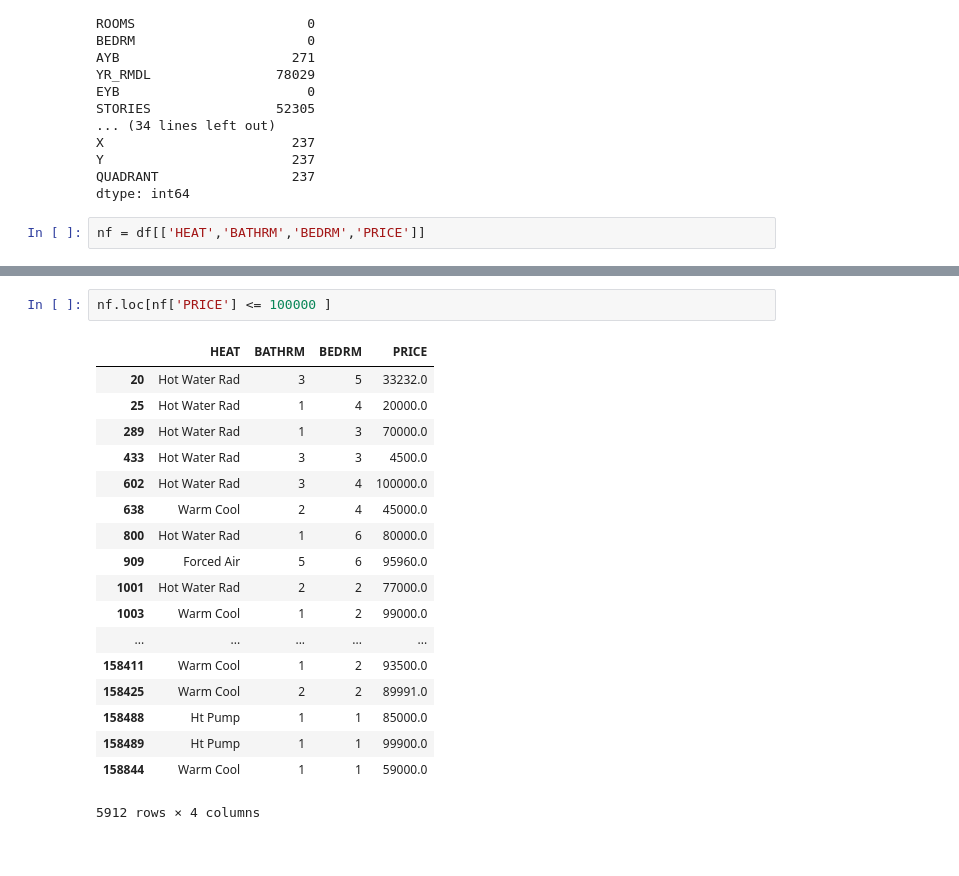
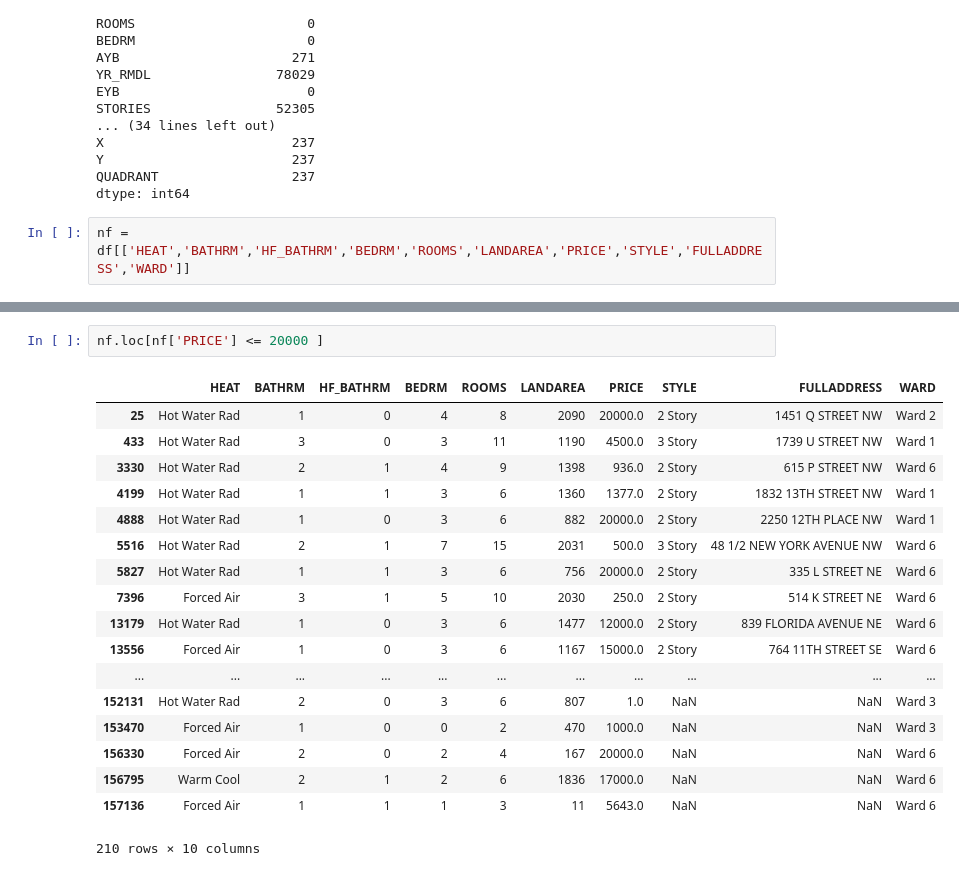
Before and after one commit to vietmyke/DataCamp, a Jupyter notebook: Project1.ipynb, the cells around one changed output, grey strips where cells are left out. Saved outputs shown, nothing was run; the diff lists cells and outputs as text.

```diff
--- a/Project1.ipynb
+++ b/Project1.ipynb
@@ -125,5 +130,5 @@ Y                        237
 QUADRANT                 237
 dtype: int64
 # %%
-nf = df[['HEAT','BATHRM','BEDRM','PRICE']]
+nf = df[['HEAT','BATHRM','HF_BATHRM','BEDRM','ROOMS','LANDAREA','PRICE','STYLE','FULLADDRESS','WARD']]
 # %%
@@ -150,21 +155,21 @@ nf.loc[nf['PRICE'] <= 100000 ]
 # %%
-nf.loc[nf['PRICE'] <= 100000 ]
+nf.loc[nf['PRICE'] <= 20000 ]
 # %% [output]
-|  | HEAT | BATHRM | BEDRM | PRICE |
-| 20 | Hot Water Rad | 3 | 5 | 33232.0 |
-| 25 | Hot Water Rad | 1 | 4 | 20000.0 |
-| 289 | Hot Water Rad | 1 | 3 | 70000.0 |
-| 433 | Hot Water Rad | 3 | 3 | 4500.0 |
-| 602 | Hot Water Rad | 3 | 4 | 100000.0 |
-| 638 | Warm Cool | 2 | 4 | 45000.0 |
-| 800 | Hot Water Rad | 1 | 6 | 80000.0 |
-| 909 | Forced Air | 5 | 6 | 95960.0 |
-| 1001 | Hot Water Rad | 2 | 2 | 77000.0 |
-| 1003 | Warm Cool | 1 | 2 | 99000.0 |
-| ... | ... | ... | ... | ... |
-| 158411 | Warm Cool | 1 | 2 | 93500.0 |
-| 158425 | Warm Cool | 2 | 2 | 89991.0 |
-| 158488 | Ht Pump | 1 | 1 | 85000.0 |
-| 158489 | Ht Pump | 1 | 1 | 99900.0 |
-| 158844 | Warm Cool | 1 | 1 | 59000.0 |
+|  | HEAT | BATHRM | HF_BATHRM | BEDRM | ROOMS | LANDAREA | PRICE | STYLE | FULLADDRESS | WARD |
+| 25 | Hot Water Rad | 1 | 0 | 4 | 8 | 2090 | 20000.0 | 2 Story | 1451 Q STREET NW | Ward 2 |
+| 433 | Hot Water Rad | 3 | 0 | 3 | 11 | 1190 | 4500.0 | 3 Story | 1739 U STREET NW | Ward 1 |
+| 3330 | Hot Water Rad | 2 | 1 | 4 | 9 | 1398 | 936.0 | 2 Story | 615 P STREET NW | Ward 6 |
+| 4199 | Hot Water Rad | 1 | 1 | 3 | 6 | 1360 | 1377.0 | 2 Story | 1832 13TH STREET NW | Ward 1 |
+| 4888 | Hot Water Rad | 1 | 0 | 3 | 6 | 882 | 20000.0 | 2 Story | 2250 12TH PLACE NW | Ward 1 |
+| 5516 | Hot Water Rad | 2 | 1 | 7 | 15 | 2031 | 500.0 | 3 Story | 48 1/2 NEW YORK AVENUE NW | Ward 6 |
+| 5827 | Hot Water Rad | 1 | 1 | 3 | 6 | 756 | 20000.0 | 2 Story | 335 L STREET NE | Ward 6 |
+| 7396 | Forced Air | 3 | 1 | 5 | 10 | 2030 | 250.0 | 2 Story | 514 K STREET NE | Ward 6 |
+| 13179 | Hot Water Rad | 1 | 0 | 3 | 6 | 1477 | 12000.0 | 2 Story | 839 FLORIDA AVENUE NE | Ward 6 |
+| 13556 | Forced Air | 1 | 0 | 3 | 6 | 1167 | 15000.0 | 2 Story | 764 11TH STREET SE | Ward 6 |
+| ... | ... | ... | ... | ... | ... | ... | ... | ... | ... | ... |
+| 152131 | Hot Water Rad | 2 | 0 | 3 | 6 | 807 | 1.0 | NaN | NaN | Ward 3 |
+| 153470 | Forced Air | 1 | 0 | 0 | 2 | 470 | 1000.0 | NaN | NaN | Ward 3 |
+| 156330 | Forced Air | 2 | 0 | 2 | 4 | 167 | 20000.0 | NaN | NaN | Ward 6 |
+| 156795 | Warm Cool | 2 | 1 | 2 | 6 | 1836 | 17000.0 | NaN | NaN | Ward 6 |
+| 157136 | Forced Air | 1 | 1 | 1 | 3 | 11 | 5643.0 | NaN | NaN | Ward 6 |
-5912 rows × 4 columns
+210 rows × 10 columns
```
Also changed, not shown: parts of 8 cells of this notebook.
